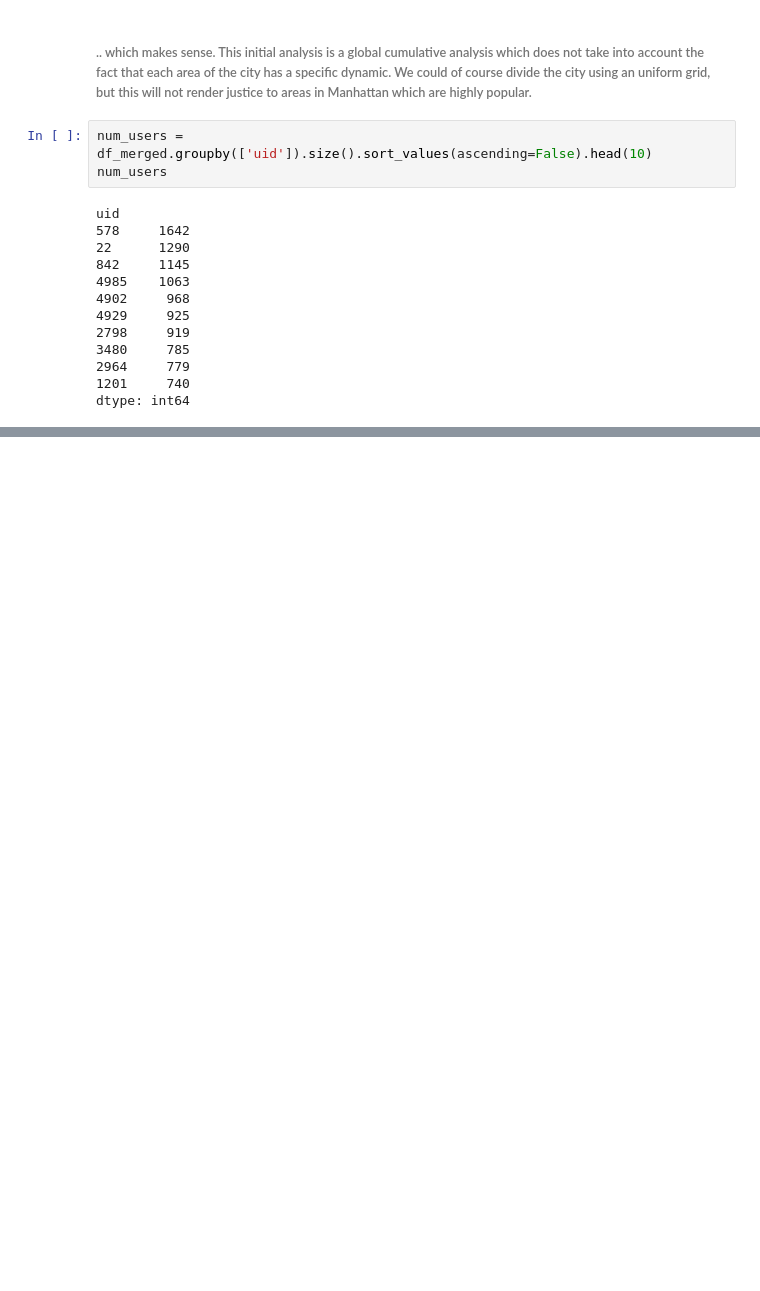
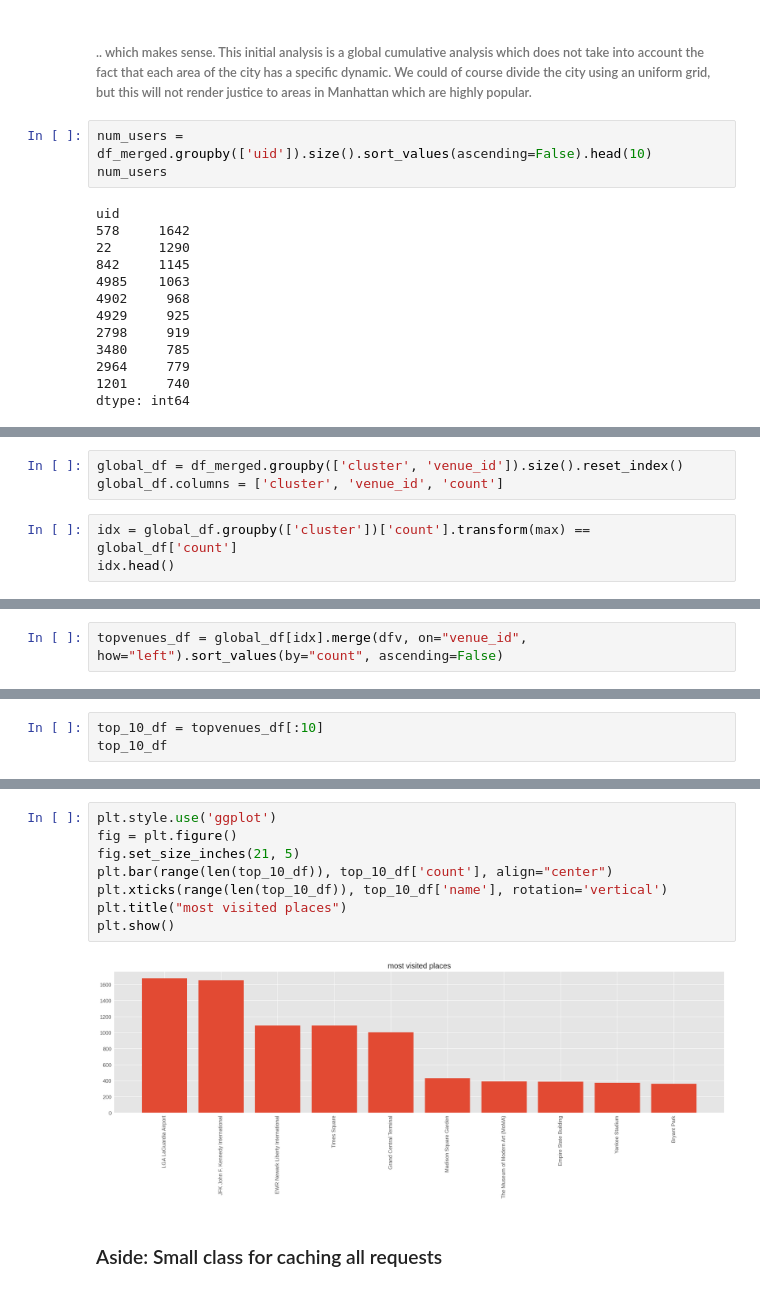
Before and after one commit to gaurivn/Density-Based_Place_Clustering_Using_GeoSN_Data, a Jupyter notebook: Location_Based_Recommender.ipynb, the cells around one changed output, grey strips where cells are left out. Saved outputs shown, nothing was run; the diff lists cells and outputs as text; blank space fills up the shorter version.

```diff
--- a/Location_Based_Recommender.ipynb
+++ b/Location_Based_Recommender.ipynb
@@ -348,0 +536,6 @@ plt.show()
+# %%
+global_df = df_merged.groupby(['cluster', 'venue_id']).size().reset_index()
+global_df.columns = ['cluster', 'venue_id', 'count']
+# %%
+idx = global_df.groupby(['cluster'])['count'].transform(max) == global_df['count']
+idx.head()
@@ -348,0 +549,2 @@ plt.show()
+# %%
+topvenues_df = global_df[idx].merge(dfv, on="venue_id", how="left").sort_values(by="count", ascending=False)
@@ -348,0 +553,3 @@ plt.show()
+# %%
+top_10_df = topvenues_df[:10]
+top_10_df
@@ -348,0 +568,12 @@ plt.show()
+# %%
+plt.style.use('ggplot')
+fig = plt.figure()
+fig.set_size_inches(21, 5)
+plt.bar(range(len(top_10_df)), top_10_df['count'], align="center")
+plt.xticks(range(len(top_10_df)), top_10_df['name'], rotation='vertical')
+plt.title("most visited places")
+plt.show()
+# %% [output]
+[figure, added]
+# %% [markdown]
+### Aside: Small class for caching all requests
```
Also changed, not shown: parts of 38 cells of this notebook.
